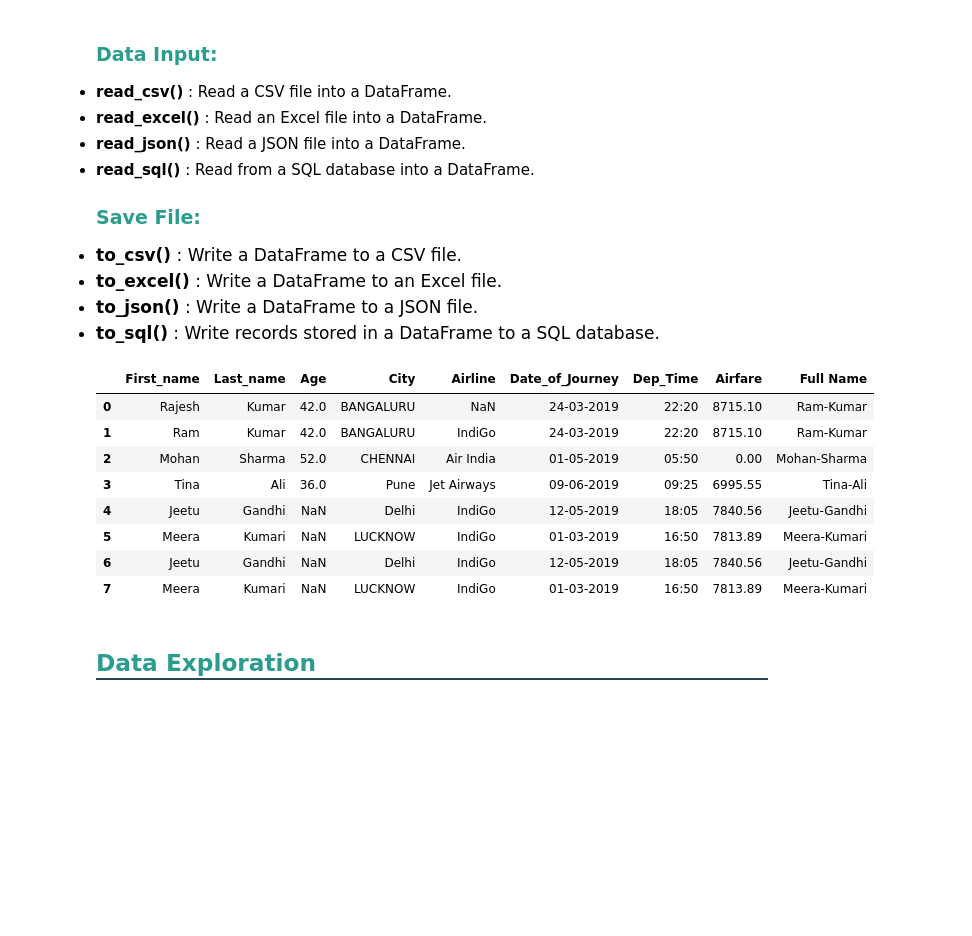
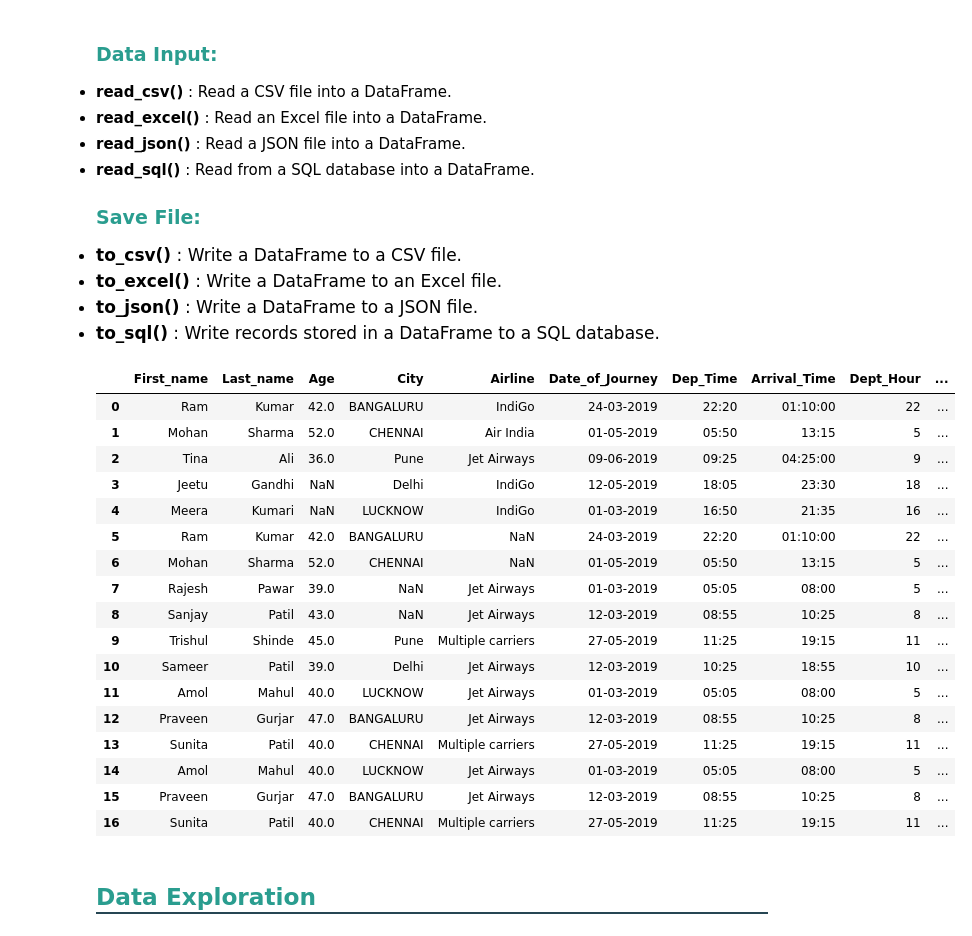
Before and after one commit to SHIVRAJSHINDE/Ethans, a Jupyter notebook: Batch-26/Python/03_Data Manipulation Pandas/1_Pandas-Level-01.ipynb, the cells around one changed output. Drawn from its saved outputs; the diff is of its cells as text; code cells hidden in the pictures; blank space fills up the shorter version.

```diff
--- a/Batch-26/Python/03_Data Manipulation Pandas/1_Pandas-Level-01.ipynb
+++ b/Batch-26/Python/03_Data Manipulation Pandas/1_Pandas-Level-01.ipynb
@@ -149,18 +149,3 @@ Save File:
     <li><b>to_json()</b> : Write a DataFrame to a JSON file.</li>
     <li><b>to_sql()</b> : Write records stored in a DataFrame to a SQL database.</li>
 </ul>
-# %%
-import pandas as pd
-file_path = "D:/Old Projects/MLProjects/ZDatasets/DummyData/Data_Train1.csv"
-df = pd.read_csv(file_path)
-df
-# %% [output]
-|  | First_name | Last_name | Age | City | Airline | Date_of_Journey | Dep_Time | Airfare | Full Name |
-| 0 | Rajesh | Kumar | 42.0 | BANGALURU | NaN | 24-03-2019 | 22:20 | 8715.10 | Ram-Kumar |
-| 1 | Ram | Kumar | 42.0 | BANGALURU | IndiGo | 24-03-2019 | 22:20 | 8715.10 | Ram-Kumar |
-| 2 | Mohan | Sharma | 52.0 | CHENNAI | Air India | 01-05-2019 | 05:50 | 0.00 | Mohan-Sharma |
-| 3 | Tina | Ali | 36.0 | Pune | Jet Airways | 09-06-2019 | 09:25 | 6995.55 | Tina-Ali |
-| 4 | Jeetu | Gandhi | NaN | Delhi | IndiGo | 12-05-2019 | 18:05 | 7840.56 | Jeetu-Gandhi |
-| 5 | Meera | Kumari | NaN | LUCKNOW | IndiGo | 01-03-2019 | 16:50 | 7813.89 | Meera-Kumari |
-| 6 | Jeetu | Gandhi | NaN | Delhi | IndiGo | 12-05-2019 | 18:05 | 7840.56 | Jeetu-Gandhi |
-| 7 | Meera | Kumari | NaN | LUCKNOW | IndiGo | 01-03-2019 | 16:50 | 7813.89 | Meera-Kumari |
@@ -171,0 +152,29 @@ df = df1
+# %%
+# Chose any one from below
+file_Path = "E:/1. Eathans/Ethans/Data/Airline/Small Airline.csv"
+file_Path = "E:\1. Eathans/Ethans\Data\Airline\Small Airline.csv"
+file_Path = r"E:/1. Eathans/Ethans/Data/Airline/Small Airline.csv"
+file_Path = r"E:\1. Eathans/Ethans\Data\Airline\Small Airline.csv"
+file_Path = "E://1. Eathans//Ethans//Data//Airline//Small Airline.csv"
+
+df = pd.read_csv(file_Path)
+df
+# %% [output]
+|  | First_name | Last_name | Age | City | Airline | Date_of_Journey | Dep_Time | Arrival_Time | Dept_Hour | ... |
+| 0 | Ram | Kumar | 42.0 | BANGALURU | IndiGo | 24-03-2019 | 22:20 | 01:10:00 | 22 | ... |
+| 1 | Mohan | Sharma | 52.0 | CHENNAI | Air India | 01-05-2019 | 05:50 | 13:15 | 5 | ... |
+| 2 | Tina | Ali | 36.0 | Pune | Jet Airways | 09-06-2019 | 09:25 | 04:25:00 | 9 | ... |
+| 3 | Jeetu | Gandhi | NaN | Delhi | IndiGo | 12-05-2019 | 18:05 | 23:30 | 18 | ... |
+| 4 | Meera | Kumari | NaN | LUCKNOW | IndiGo | 01-03-2019 | 16:50 | 21:35 | 16 | ... |
+| 5 | Ram | Kumar | 42.0 | BANGALURU | NaN | 24-03-2019 | 22:20 | 01:10:00 | 22 | ... |
+| 6 | Mohan | Sharma | 52.0 | CHENNAI | NaN | 01-05-2019 | 05:50 | 13:15 | 5 | ... |
+| 7 | Rajesh | Pawar | 39.0 | NaN | Jet Airways | 01-03-2019 | 05:05 | 08:00 | 5 | ... |
+| 8 | Sanjay | Patil | 43.0 | NaN | Jet Airways | 12-03-2019 | 08:55 | 10:25 | 8 | ... |
+| 9 | Trishul | Shinde | 45.0 | Pune | Multiple carriers | 27-05-2019 | 11:25 | 19:15 | 11 | ... |
+| 10 | Sameer | Patil | 39.0 | Delhi | Jet Airways | 12-03-2019 | 10:25 | 18:55 | 10 | ... |
+| 11 | Amol | Mahul | 40.0 | LUCKNOW | Jet Airways | 01-03-2019 | 05:05 | 08:00 | 5 | ... |
+| 12 | Praveen | Gurjar | 47.0 | BANGALURU | Jet Airways | 12-03-2019 | 08:55 | 10:25 | 8 | ... |
+| 13 | Sunita | Patil | 40.0 | CHENNAI | Multiple carriers | 27-05-2019 | 11:25 | 19:15 | 11 | ... |
+| 14 | Amol | Mahul | 40.0 | LUCKNOW | Jet Airways | 01-03-2019 | 05:05 | 08:00 | 5 | ... |
+| 15 | Praveen | Gurjar | 47.0 | BANGALURU | Jet Airways | 12-03-2019 | 08:55 | 10:25 | 8 | ... |
+| 16 | Sunita | Patil | 40.0 | CHENNAI | Multiple carriers | 27-05-2019 | 11:25 | 19:15 | 11 | ... |
```
Also changed, not shown: parts of 11 cells of this notebook.
